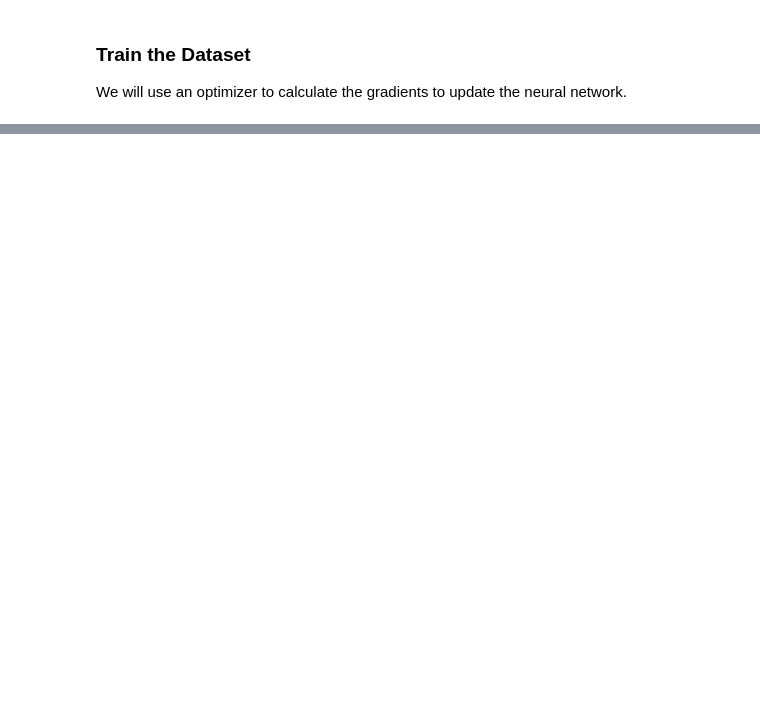
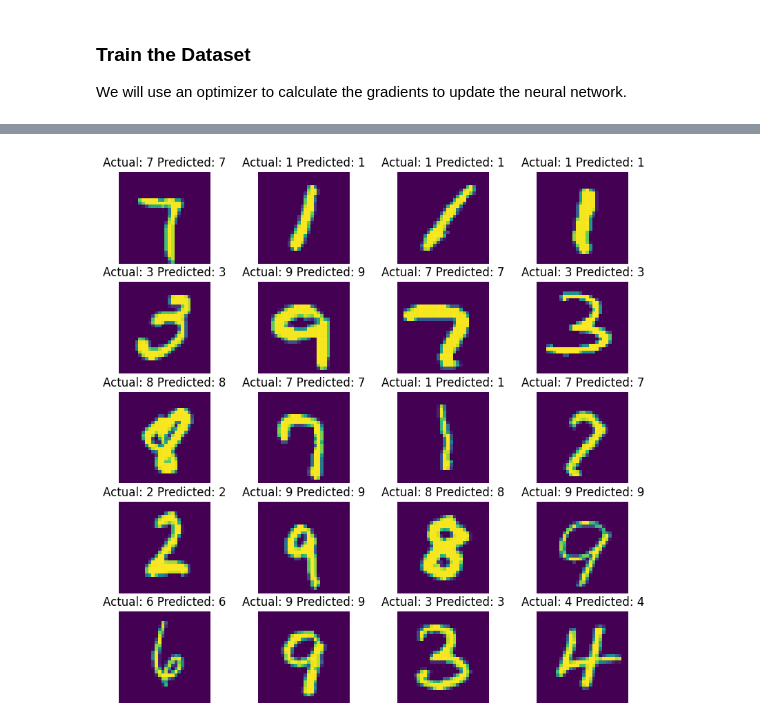
Before and after one commit to Tqkoyaki/DeepDigits, a Jupyter notebook: Final.ipynb, the cells around one changed output, grey strips where cells are left out. Drawn from its saved outputs; the diff is of its cells as text; code cells hidden in the pictures; blank space fills up the shorter version.

Commit message:
Added Conv Network

```diff
--- a/Final.ipynb
+++ b/Final.ipynb
@@ -392,0 +495,4 @@ Text(0.5, 1.0, 'Predict Failed Frequency')
+# %%
+# Gets the accuracy and failed predictions on the GPU
+acc, failed = get_gpu_failed(net, testset)
+print("Testing Accuracy:", acc)
@@ -392,0 +533,5 @@ Text(0.5, 1.0, 'Predict Failed Frequency')
+# %%
+# Testing one more batch size and epoch
+net = Net().to(device)
+loaded_train = DataLoader(trainset, batch_size=32, shuffle=True)
+training_loop(net, 20, loaded_train)
@@ -392,0 +577,33 @@ Text(0.5, 1.0, 'Predict Failed Frequency')
+# %%
+# Get the accuracy on the GPU
+def get_gpu_success(network, dataset):
+    correct = 0
+    total = 0
+    correct_guess = []
+    # No need to calculate gradients for getting accuracy
+    with torch.no_grad():
+        for data in dataset:
+            # Gets the features and targets
+            x, y = data
+            x, y = x.to(device), y.to(device)
+
+            # Puts features through the network
+            output = network(x.view(-1, 28 * 28))
+
+            # Gets each output and compares it to the target
+            for idx, i in enumerate(output):
+                # Counter for accuracy
+                if torch.argmax(i) == y:
+                    correct += 1
+                    correct_guess.append((x, y, torch.argmax(i)))
+                total += 1
+    # Returns accuracy
+    return correct/total, correct_guess
+# %%
+# Gets correct guesses on the GPU
+acc, correct_guess = get_gpu_success(net, testset)
+# %%
+# Visualizes the correct guesses
+viz_failed(correct_guess)
+# %% [output]
+[figure, added]
```
Also changed, not shown: parts of 42 cells of this notebook.
